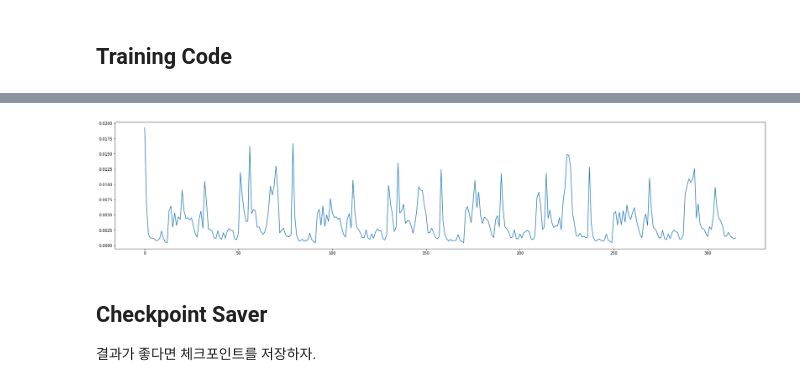
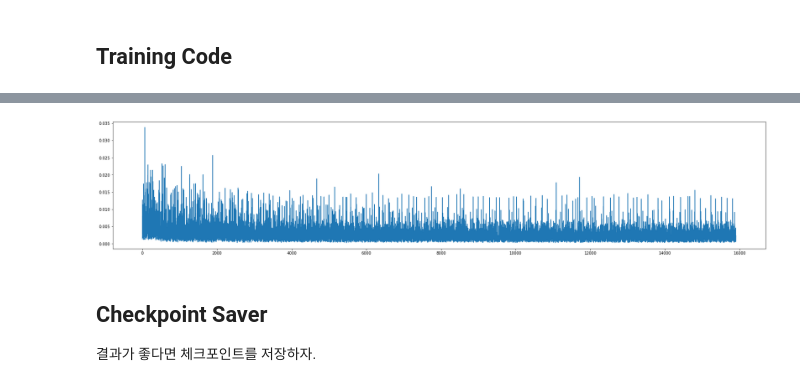
Before and after one commit to Kicory/ML_StockPJ, a Jupyter notebook: Notebook/Season2/TheGrandPredictor.ipynb, the cells around one changed output, grey strips where cells are left out. Drawn from its saved outputs; the diff is of its cells as text; code cells hidden in the pictures.

```diff
--- a/Notebook/Season2/TheGrandPredictor.ipynb
+++ b/Notebook/Season2/TheGrandPredictor.ipynb
@@ -62,16 +64,16 @@ pytorch가 용하게도 input의 첫 번째 원소를 minibatch의 갯수로 인
 으로 만들어야 합니다.
 # %%
 DATA_PATH = os.path.join(data_dir, 'KOSPI.csv')
-CHECKPOINT_PATH = os.path.join(gdrive_root, 'Project/checkpoints/KOSPI_2.pt')
+CHECKPOINT_PATH = os.path.join(gdrive_root, 'Project/checkpoints/KOSPI_3.pt')
 
 UsingCols = [1, 2, 3, 4, 5, 6, 7, 8]
-HiddenSize_1 = 64
-DropoutRate = 0.2
-HiddenSize_2 = 64
+HiddenSize_1 = 8
+DropoutRate = 0
+HiddenSize_2 = 8
 
-BatchSize = 64
+BatchSize = 32
 
-GivenCnt = 8
+GivenCnt = 5
 PredictCnt = 2
 
 #############
@@ -142,7 +144,7 @@ def makeInputUnits(whole, given, predicting):
 
   return givenEntries, predictEntries
 # %%
-def makeBatches(givens, predicts, b_size):
+def makeBatches(givens, predicts, b_size, shuffle=False):
   unitCnt = givens.shape[0]
   unitsLeft = unitCnt
 
@@ -153,6 +155,8 @@ def makeBatches(givens, predicts, b_size):
 
   unitPointer = 0
 
+  toReturn = []
+
   while unitsLeft >= b_size:
     retBatchGivens = givens[unitPointer : unitPointer + b_size]
     retBatchPredicts = predicts[unitPointer : unitPointer + b_size]
@@ -160,7 +164,13 @@ def makeBatches(givens, predicts, b_size):
     unitsLeft = unitsLeft - b_size
     unitPointer = unitPointer + b_size
 
-    yield torch.Tensor(retBatchGivens.swapaxes(0, 1)), torch.Tensor(retBatchPredicts.swapaxes(0, 1))
+    toReturn.append((torch.Tensor(retBatchGivens.swapaxes(0, 1)), torch.Tensor(retBatchPredicts.swapaxes(0, 1))))
+
+  if shuffle:
+    random.shuffle(toReturn)
+
+  for tup in toReturn:
+    yield tup
 # %% [markdown]
 ## 테스트
 # %%
@@ -229,6 +238,6 @@ predictor = GrandPredictor(HiddenSize_1, DropoutRate, HiddenSize_2)
 predictor = predictor.to(device)
 print(predictor)
 
-optimizer = optim.RMSprop(predictor.parameters(), lr=0.01, weight_decay=0.00000001)
+optimizer = optim.RMSprop(predictor.parameters(), lr=0.01)
 # %% [output]
 GrandPredictor(
@@ -284,8 +276,7 @@ if os.path.exists(ckpt_path):
 ## Training Code
 # %%
 # Training process
-maxEpoch = 4
-
+maxEpoch = 100
 losses = []
 prices = []
 
@@ -293,8 +284,8 @@ givenSets, trueSets = makeInputUnits(TRAIN, GivenCnt, PredictCnt)
 
 predictor.train()
 it = 0
-for epoch in range(maxEpoch):
-  batchIter = makeBatches(givenSets, trueSets, BatchSize)
+for epoch in trange(maxEpoch):
+  batchIter = makeBatches(givenSets, trueSets, BatchSize, True)
 
   for bat in batchIter:
     it = it + 1
@@ -317,4 +309,4 @@ plt.show()
-[figure, old version]
+[figure, new version]
 # %% [markdown]
 ## Checkpoint Saver
 결과가 좋다면 체크포인트를 저장하자.
```
Also changed, not shown: parts of 7 cells of this notebook.
